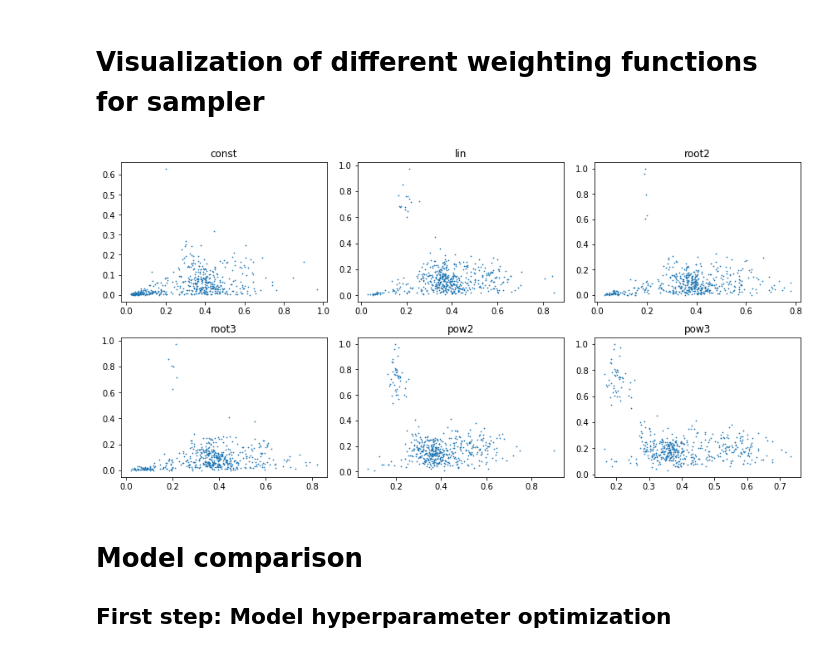
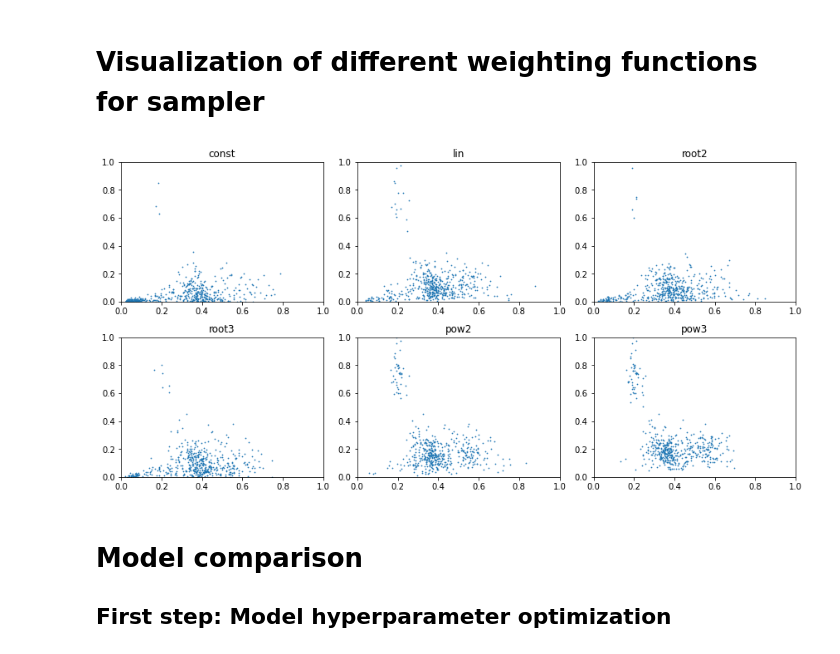
Before and after one commit to bazko1/PersistenceCodebooks, a Jupyter notebook: Initial sampling.ipynb, the cells around one changed output. Saved outputs shown, nothing was run; the diff lists cells and outputs as text; code cells hidden in the pictures.

```diff
--- a/Initial sampling.ipynb
+++ b/Initial sampling.ipynb
@@ -60,7 +60,7 @@ preprocessed = np.array(preprocessing_pipeline.fit_transform(X))
 # %% [markdown]
 # Different classes codebooks visualization
 # %%
-vectorizer = PersistentBow(KMeans(7))
+vectorizer = PersistentBow(KMeans(10))
 vectorizer.fit(preprocessed)
 
 for label in np.unique(y):
@@ -87,29 +87,31 @@ for label in np.unique(y):
 # %%
 #Different persistence weighting functions visualization
 sampling_weights = {
     "const":None,
     "lin" : lambda x : x,
     "root2" : lambda x : x**(1/2),
     "root3" : lambda x : x**(1/2),
     "pow2" : lambda x : x**2,
     "pow3" : lambda x : x**3,
 }
 
 index = 1
 plt.figure(figsize=(12,6))
 
 for name, weight in sampling_weights.items():
     transformed = RandomPDSampler(500, weight).fit_transform(preprocessed, y)[0]
 
     ax = plt.subplot(2,3,index)
     ax.set_title(name)
     ax.scatter(transformed[:, 0], transformed[:, 1], s=0.5)
+    ax.set_ylim(0,1)
+    ax.set_xlim(0,1)
 
     index += 1
 
 plt.tight_layout(pad=1.0)
 # %% [output]
-[figure, old version]
+[figure, new version]
 # %% [markdown]
 # Model comparison
 ## First step: Model hyperparameter optimization
```
Also changed, not shown: parts of 13 cells of this notebook, 3 other files.
